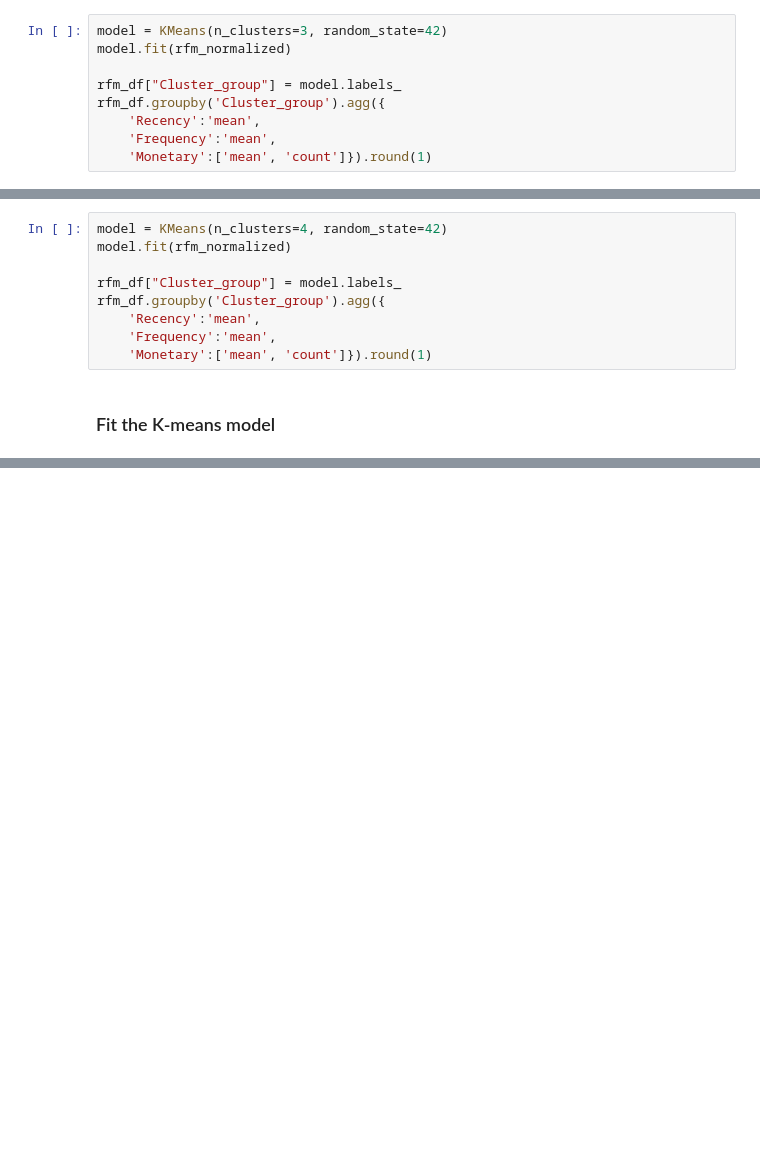
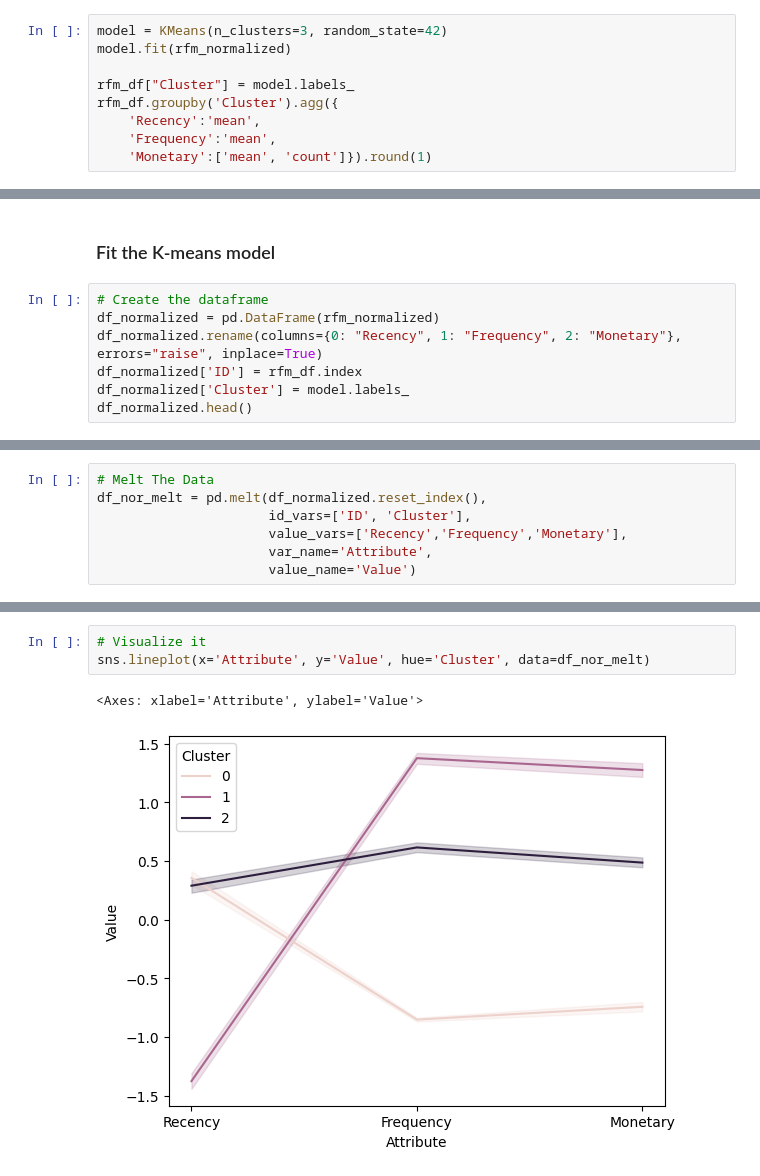
Before and after one commit to HanL1223/JR_Recommender, a Jupyter notebook: projects/cafe-analytics/CA-7.ipynb, the cells around one changed output, grey strips where cells are left out. Saved outputs shown, nothing was run; the diff lists cells and outputs as text; blank space fills up the shorter version.

```diff
--- a/projects/cafe-analytics/CA-7.ipynb
+++ b/projects/cafe-analytics/CA-7.ipynb
@@ -159,8 +200,8 @@ We are going to choose the optimal parameter by observing where the k-value will
 model = KMeans(n_clusters=3, random_state=42)
 model.fit(rfm_normalized)
 
-rfm_df["Cluster_group"] = model.labels_
-rfm_df.groupby('Cluster_group').agg({
+rfm_df["Cluster"] = model.labels_
+rfm_df.groupby('Cluster').agg({
     'Recency':'mean',
     'Frequency':'mean',
     'Monetary':['mean', 'count']}).round(1)
@@ -167,11 +215,9 @@ rfm_df.groupby('Cluster_group').agg({
-# %%
-model = KMeans(n_clusters=4, random_state=42)
-model.fit(rfm_normalized)
-
-rfm_df["Cluster_group"] = model.labels_
-rfm_df.groupby('Cluster_group').agg({
-    'Recency':'mean',
-    'Frequency':'mean',
-    'Monetary':['mean', 'count']}).round(1)
 # %% [markdown]
 ### Fit the K-means model
+# %%
+# Create the dataframe
+df_normalized = pd.DataFrame(rfm_normalized)
+df_normalized.rename(columns={0: "Recency", 1: "Frequency", 2: "Monetary"}, errors="raise", inplace=True)
+df_normalized['ID'] = rfm_df.index
+df_normalized['Cluster'] = model.labels_
+df_normalized.head()
@@ -177,0 +231,7 @@ rfm_df.groupby('Cluster_group').agg({
+# %%
+# Melt The Data
+df_nor_melt = pd.melt(df_normalized.reset_index(),
+                      id_vars=['ID', 'Cluster'],
+                      value_vars=['Recency','Frequency','Monetary'],
+                      var_name='Attribute',
+                      value_name='Value')
@@ -177,0 +284,6 @@ rfm_df.groupby('Cluster_group').agg({
+# %%
+# Visualize it
+sns.lineplot(x='Attribute', y='Value', hue='Cluster', data=df_nor_melt)
+# %% [output]
+<Axes: xlabel='Attribute', ylabel='Value'>
+[figure, added]
```
Also changed, not shown: parts of 29 cells of this notebook.
